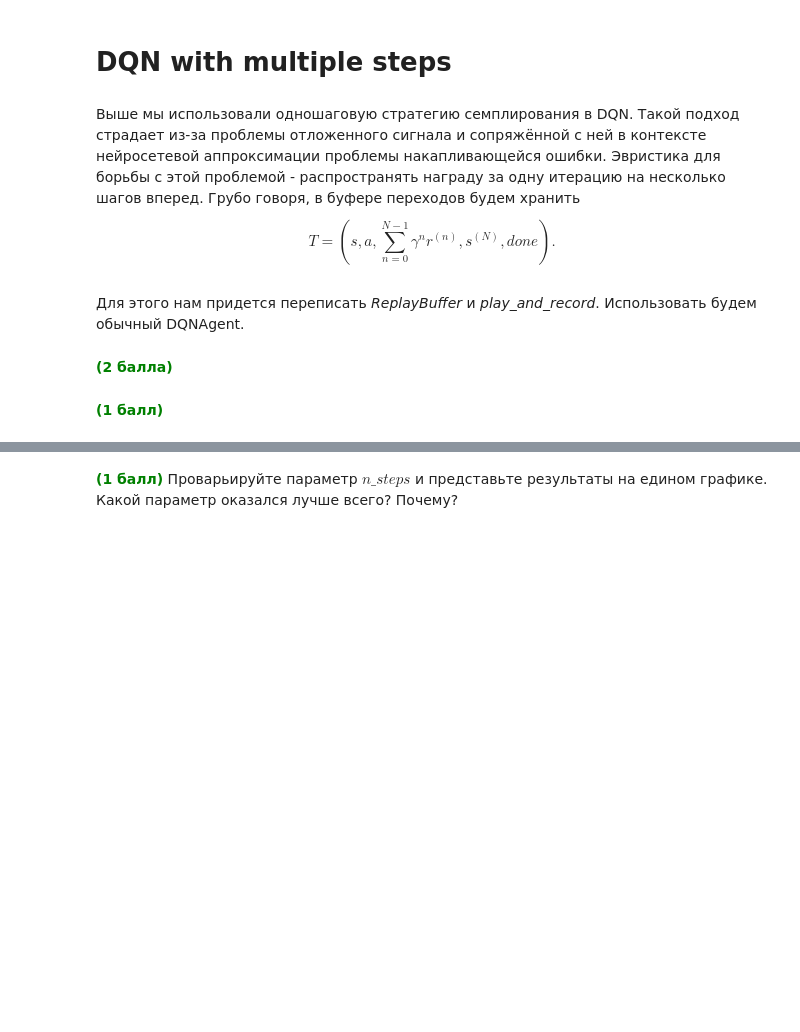
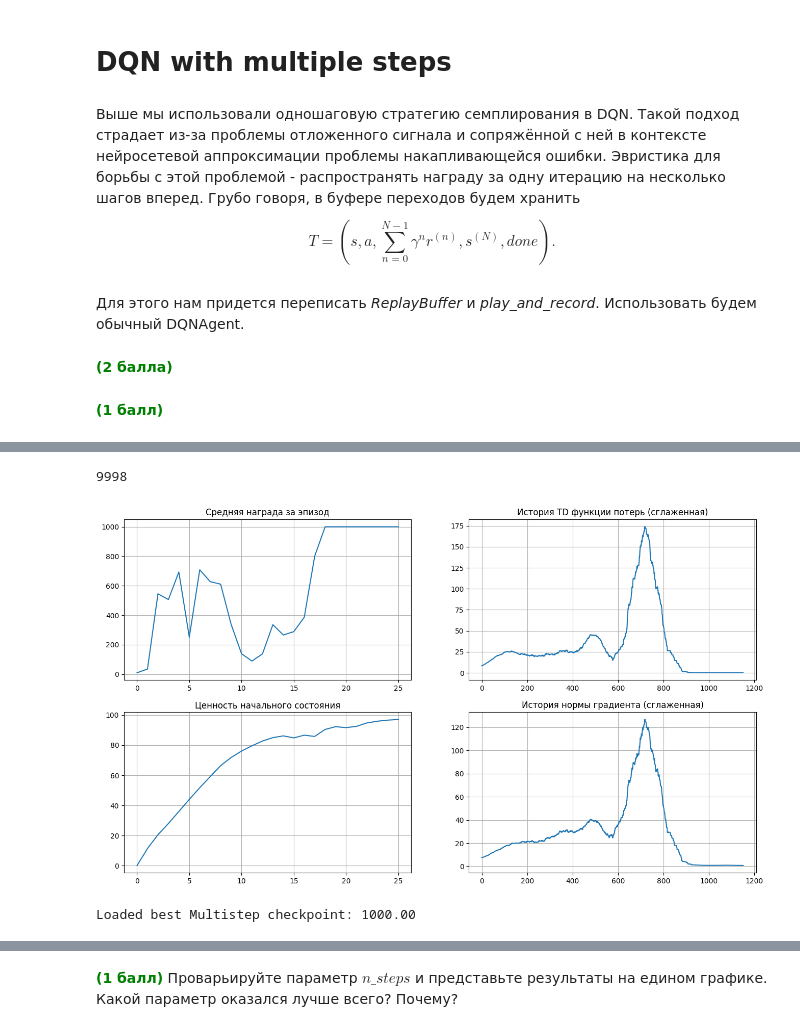
Before and after one commit to oncominglane/rl_mipt_course, a Jupyter notebook: tasks/task3/Q_обучение_Тулупов_Николай_Дмитриевич_Б01-204.ipynb, the cells around one changed output, grey strips where cells are left out. Saved outputs shown, nothing was run; the diff lists cells and outputs as text; code cells hidden in the pictures; blank space fills up the shorter version.

Commit message:
multistep dqn

```diff
--- a/tasks/task3/Q_обучение_Тулупов_Николай_Дмитриевич_Б01-204.ipynb
+++ b/tasks/task3/Q_обучение_Тулупов_Николай_Дмитриевич_Б01-204.ipynb
@@ -1305,13 +1307,17 @@ def compute_td_loss_multistep(states, actions, rewards, next_states, is_done,
 
     predicted_qvalues = agent(states)
     predicted_next_qvalues = target_network(next_states)
-    # Ваше решение
+
+    predicted_qvalues_for_actions = predicted_qvalues[torch.arange(states.shape[0]), actions]
+
+    with torch.no_grad():
+        next_state_values, _ = torch.max(predicted_next_qvalues, dim=1)
 
     # теперь учитываем n шагов при дисконте
-    #target_qvalues_for_actions = Ваше решение
+    target_qvalues_for_actions = rewards + (gamma ** n_steps) * next_state_values * is_not_done
 
     # Среднеквадратичные потери
-    # loss = Ваше решение
+    loss = torch.mean((predicted_qvalues_for_actions - target_qvalues_for_actions) ** 2)
     return loss
 # %%
 state, _ = env.reset()
@@ -1322,5 +1330,5 @@ target_network.load_state_dict(agent.state_dict())
 # %%
-exp_replay = ReplayBuffer_multistep(10**4)
+exp_replay = ReplayBuffer_multistep(10**4, gamma=gamma, n_steps=n_steps_return)
 for i in range(100):
     if not utils.is_enough_ram(min_available_gb=0.1):
         print("""
@@ -1334,20 +1342,22 @@ for i in range(100):
     if len(exp_replay) == 10**4:
         break
 print(len(exp_replay))
+# %% [output]
+9998
 # %%
-timesteps_per_epoch = 100
+timesteps_per_epoch = 30
 batch_size = 42
-total_steps = 3 * 10**4
-decay_steps = 1 * 10**4
+total_steps = 25000
+decay_steps = 8000
 
-opt = torch.optim.Adam(agent.parameters(), lr=1e-3)
+opt = torch.optim.Adam(agent.parameters(), lr=5e-4)
 opt.zero_grad()
 
 init_epsilon = 1
 final_epsilon = 0.1
 
 loss_freq = 20
-refresh_target_network_freq = 100
+refresh_target_network_freq = 200
 eval_freq = 1000
 
 max_grad_norm = 1
@@ -1358,6 +1368,9 @@ mean_rw_history = []
 td_loss_history = []
 grad_norm_history = []
 initial_state_v_history = []
+
+best_eval_multistep = -np.inf
+best_state_multistep = None
 # %%
 state, _ = env.reset()
 for step in trange(total_steps + 1):
@@ -1378,7 +1391,7 @@ for step in trange(total_steps + 1):
     # обучение
     obs_batch, act_batch, rew_batch, next_obs_batch, done_mask = exp_replay.sample_random(batch_size)
 
-    loss = compute_td_loss_multistep(obs_batch, act_batch, rew_batch, next_obs_batch, done_mask, agent, target_network, gamma)
+    loss = compute_td_loss_multistep(obs_batch, act_batch, rew_batch, next_obs_batch, done_mask, agent, target_network, gamma, n_steps=n_steps_return)
 
     loss.backward()
     grad_norm = nn.utils.clip_grad_norm_(agent.parameters(), max_grad_norm).item()
@@ -1395,36 +1408,53 @@ for step in trange(total_steps + 1):
 
     if step % eval_freq == 0:
         # Оценка агента
-        mean_rw_history.append(evaluate(make_env(), agent, n_games=3, greedy=True, t_max=1000))
+
+        eval_rw = evaluate(make_env(), agent, n_games=5, greedy=True, t_max=1000)
+        mean_rw_history.append(eval_rw)
+
         initial_state_q_values = agent.get_qvalues([make_env().reset()[0]])
         initial_state_v_history.append(np.max(initial_state_q_values))
+
+        if eval_rw > best_eval_multistep:
+            best_eval_multistep = eval_rw
+            best_state_multistep = {k: v.detach().cpu().clone() for k, v in agent.state_dict().items()}
+
+        print(f"step={step} buffer={len(exp_replay)} eps={agent.epsilon:.4f} eval={eval_rw:.2f} best={best_eval_multistep:.2f}")
 
         print("размер буфера = %i, epsilon = %.5f" % (len(exp_replay), agent.epsilon))
 
         plt.figure(figsize=[16, 9])
         plt.subplot(2, 2, 1)
         plt.title("Средняя награда за эпизод")
         plt.plot(mean_rw_history)
         plt.grid()
 
         assert not np.isnan(td_loss_history[-1])
         plt.subplot(2, 2, 2)
         plt.title("История TD функции потерь (сглаженная)")
         plt.plot(utils.smoothen(td_loss_history))
         plt.grid()
 
         plt.subplot(2, 2, 3)
         plt.title("Ценность начального состояния")
         plt.plot(initial_state_v_history)
         plt.grid()
 
         plt.subplot(2, 2, 4)
         plt.title("История нормы градиента (сглаженная)")
         plt.plot(utils.smoothen(grad_norm_history))
         plt.grid()
 
         clear_output(True)
         plt.show()
+# %% [output]
+[figure, added]
+# %%
+if best_state_multistep is not None:
+    agent.load_state_dict(best_state_multistep)
+    print(f"Loaded best Multistep checkpoint: {best_eval_multistep:.2f}")
+# %% [output]
+Loaded best Multistep checkpoint: 1000.00
 # %%
 final_score = evaluate(make_env(), agent, n_games=30, greedy=True, t_max=1000)
 print('финальный счёт:', final_score)
```
Also changed, not shown: parts of 12 cells of this notebook, 10 other files.
